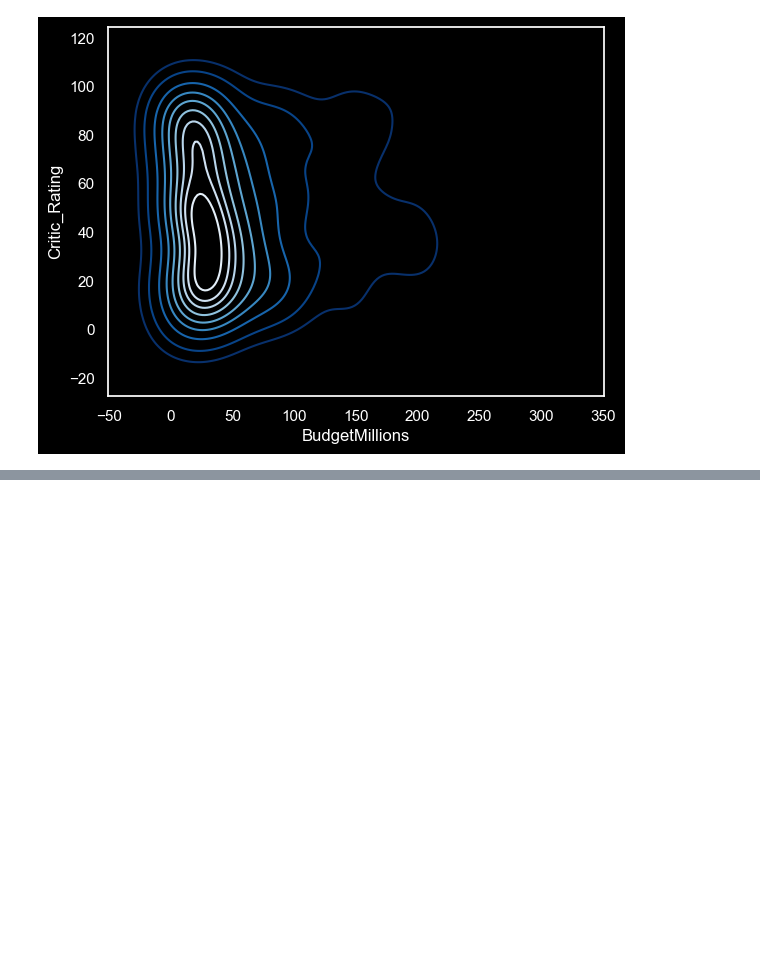
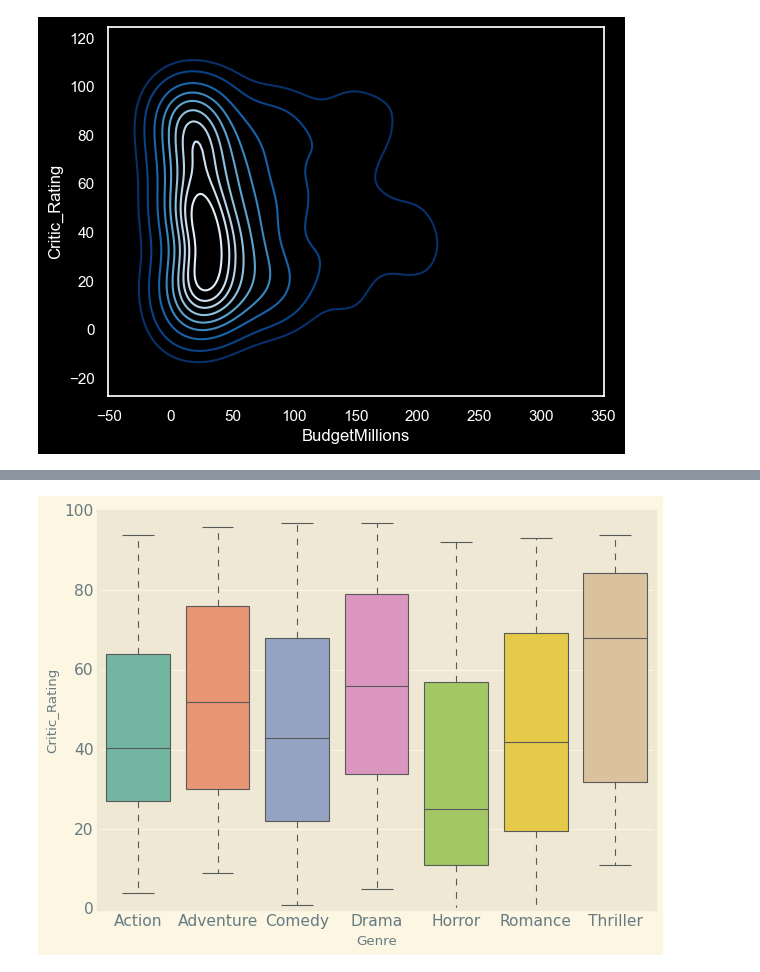
Before and after one commit to corpsedust/NareshIT, a Jupyter notebook: DailyClassroomNotes/27th February.ipynb, the cells around one changed output, grey strips where cells are left out. Drawn from its saved outputs; the diff is of its cells as text; code cells hidden in the pictures; blank space fills up the shorter version.

```diff
--- a/DailyClassroomNotes/27th February.ipynb
+++ b/DailyClassroomNotes/27th February.ipynb
@@ -292,0 +308,4 @@ sns.kdeplot(data = df, x = "BudgetMillions", y = "Critic_Rating", cmap = "Blues_
+# %%
+box1 = sns.boxplot(data = df, x = "Genre", y = "Critic_Rating", palette= "Set2")
+# %% [output]
+[figure, added]
```
Also changed, not shown: parts of 12 cells of this notebook.
